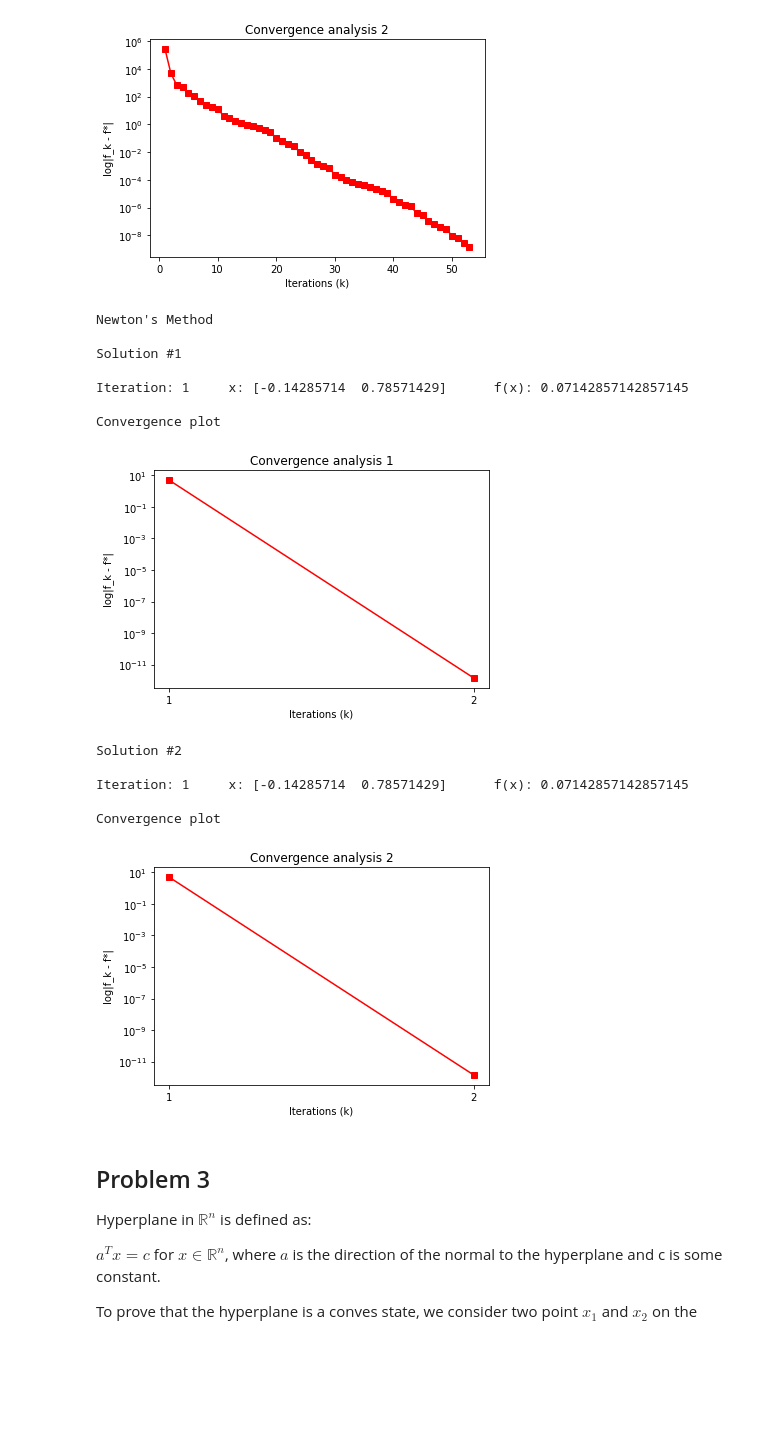
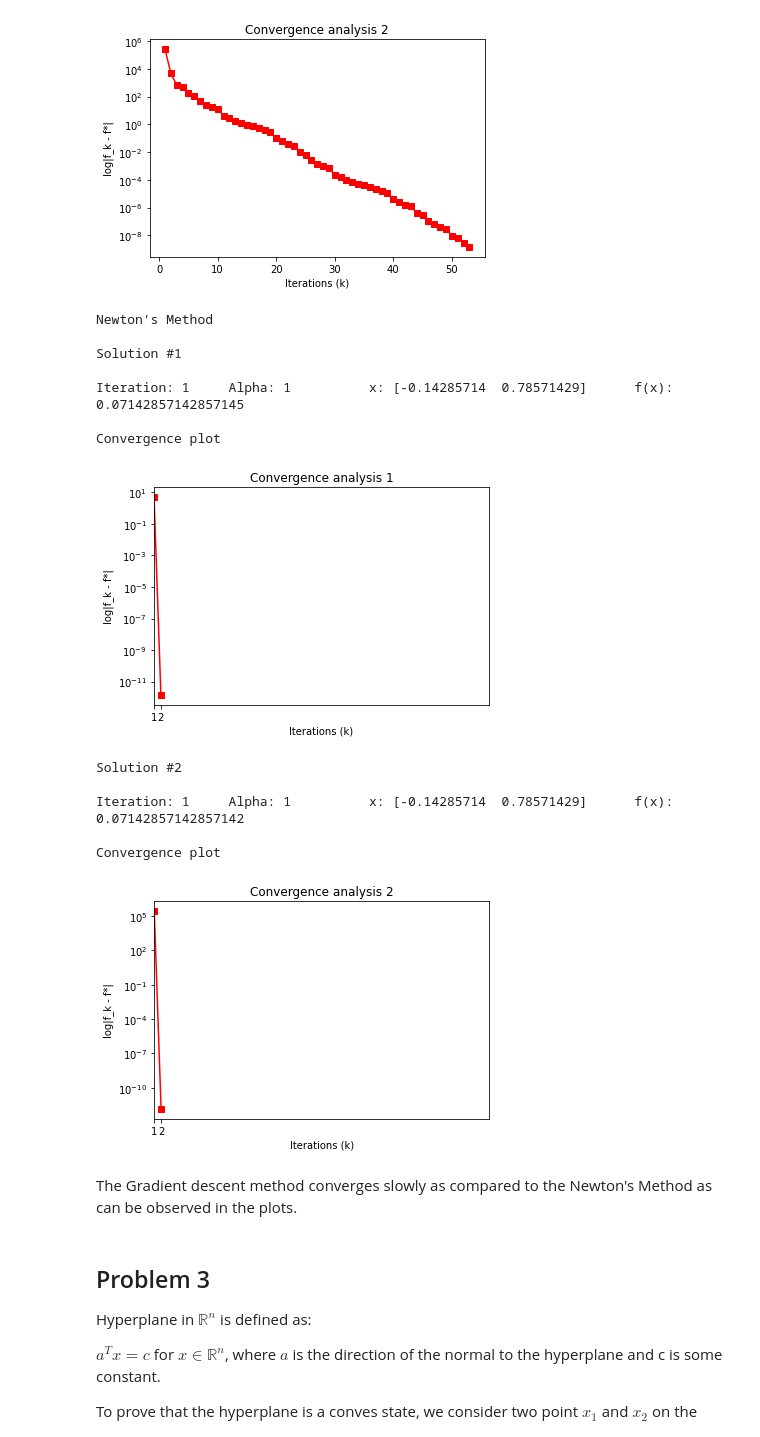
Before and after one commit to pprabhud/MAE_598_Fall_22, a Jupyter notebook: MAE_598_HW_2.ipynb, the cells around one changed output. Saved outputs shown, nothing was run; the diff lists cells and outputs as text; code cells hidden in the pictures; blank space fills up the shorter version.

```diff
--- a/MAE_598_HW_2.ipynb
+++ b/MAE_598_HW_2.ipynb
@@ -355,26 +360,43 @@ def newt(x):
                      [12, 20]])
     hinv = np.linalg.inv(hess)
 
-    # Initialization
-    x = np.array([[0], [0]])
+
+  # Initialization
     t = 0.5
     e = np.linalg.norm(grad(x))
-    tol = 1e-3
-    itr = 100
+    # e = 0.5 * (grad(x)[:, :, 0].T @ hinv @ grad(x)[:, :, 0])[0, 0]
+    tol = 1e-4
+    itr = 50
     xSol = x.T
     fVal = [f(x)[0]]
     alphaSol = [1]
 
     j = 0
     while e > tol:
-        x = x - hinv @ grad(x)[:, :, 0]
+
+        alpha = 1
+        i = 0
+
+        f1 = f(x - alpha * hinv @ grad(x)[:, :, 0])[0]
+        phi = f(x)[0] - (t * alpha * (grad(x)[:, :, 0].T @ hinv @ grad(x)[:, :, 0])[0, 0])
+
+        # Inexact line search
+        while f1 > phi and i < itr:
+            alpha = 0.5 * alpha
+            f1 = f(x - alpha * hinv @ grad(x)[:, :, 0])[0]
+            phi = f(x)[0] - (t * alpha * (grad(x)[:, :, 0].T @ hinv @ grad(x)[:, :, 0])[0, 0])
+            i += 1
+
+        x = x - alpha * hinv @ grad(x)[:, :, 0]
         xSol = np.concatenate((xSol, x.T), axis=0)
         fVal.append(f(x)[0])
+        alphaSol.append(alpha)
         e = np.linalg.norm(grad(x))
+        # e = 0.5 * (grad(x)[:, :, 0].T @ hinv @ grad(x)[:, :, 0])[0, 0]
         j += 1
-        # print(f'Iteration: {j};' + '\t\t' +  f'x: {x.T}')
-        print (f"Iteration: {j:<5} x: {str(x.T[0, :]) :<30} f(x): {fVal[j]:<30}")
-    return xSol, fVal
+        print (f"Iteration: {j:<5} Alpha: {alpha:<10} x: {str(x.T[0, :]) :<30} f(x): {fVal[j]:<30}")
+
+    return xSol, fVal, alphaSol
 
 
 print("Newton's Method")
@@ -384,47 +406,52 @@ fStar = 0.07142857143
 # Initial guess 1
 x1 = np.array([[0], [0]])
 print('\nSolution #1\n')
-xSol1, fVal1 = newt(x1)
+xSol1, fVal1, alphaSol1 = newt(x1)
 # Convergence analysis
 yplt1 = abs(np.array(fVal1) - fStar * np.ones([1, len(fVal1)])[0])
 # Plot results
 print("\nConvergence plot\n")
 plt.semilogy(range(1, len(fVal1)+1), yplt1, "rs-")
+plt.xlim(1, 50)
 plt.xticks(ticks=range(1, len(fVal1)+1), labels=range(1, len(fVal1)+1))
 plt.xlabel("Iterations (k)")
 plt.ylabel("log|f_k - f*|")
 plt.title("Convergence analysis 1")
 plt.show()
 
+
 # Initial guess 2
 x2 = np.array([[100], [100]])
 print('\nSolution #2\n')
-xSol2, fVal2 = newt(x2)
+xSol2, fVal2, alphaSol2 = newt(x2)
 # Convergence analysis
 yplt2 = abs(np.array(fVal2) - fStar * np.ones([1, len(fVal2)])[0])
 # Plot results
 print("\nConvergence plot\n")
 plt.semilogy(range(1, len(fVal2)+1), yplt2, "rs-")
 plt.xticks(ticks=range(1, len(fVal2)+1), labels=range(1, len(fVal2)+1))
+plt.xlim(1, 50)
 plt.xlabel("Iterations (k)")
 plt.ylabel("log|f_k - f*|")
 plt.title("Convergence analysis 2")
 plt.show()
 # %% [output]
 Newton's Method
 
 Solution #1
 
-Iteration: 1     x: [-0.14285714  0.78571429]      f(x): 0.07142857142857145
+Iteration: 1     Alpha: 1          x: [-0.14285714  0.78571429]      f(x): 0.07142857142857145
 
 Convergence plot
-[figure, old version]
+[figure, new version]
 Solution #2
 
-Iteration: 1     x: [-0.14285714  0.78571429]      f(x): 0.07142857142857145
+Iteration: 1     Alpha: 1          x: [-0.14285714  0.78571429]      f(x): 0.07142857142857142
 
 Convergence plot
-[figure, old version]
+[figure, new version]
+# %% [markdown]
+The Gradient descent method converges slowly as compared to the Newton's Method as can be observed in the plots.
 # %% [markdown]
 ## Problem 3
 
```
Also changed, not shown: parts of 2 cells of this notebook.
